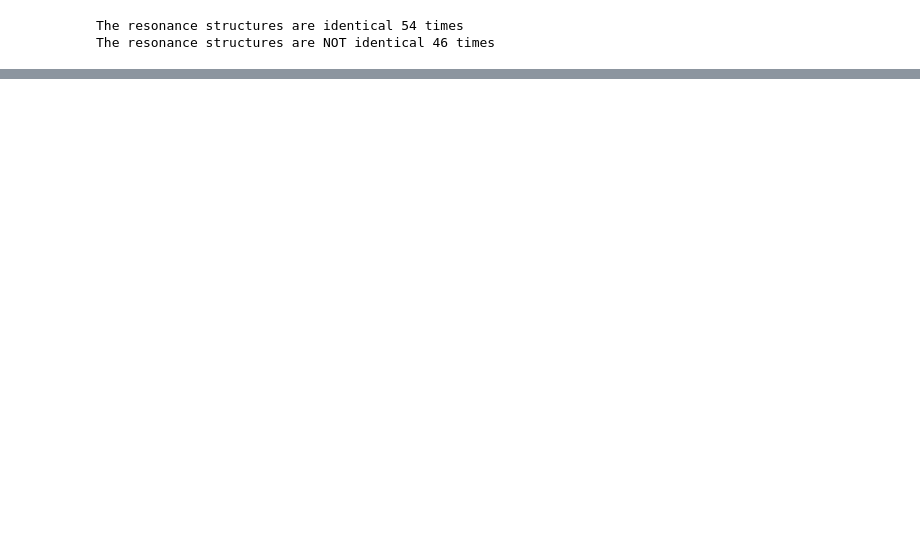
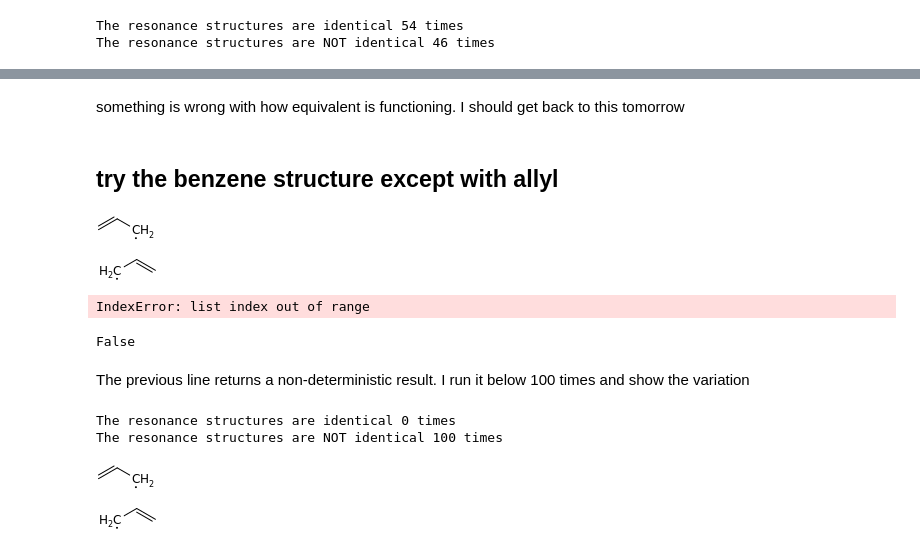
Before and after one commit to goldmanm/rmg_walkthroughs, a Jupyter notebook: issues/isIdentical issue in aromatics.ipynb, the cells around one changed output, grey strips where cells are left out. Saved outputs shown, nothing was run; the diff lists cells and outputs as text; code cells hidden in the pictures; blank space fills up the shorter version.

```diff
--- a/issues/isIdentical issue in aromatics.ipynb
+++ b/issues/isIdentical issue in aromatics.ipynb
@@ -43,0 +360,4 @@ The resonance structures are NOT identical 46 times
+# %% [markdown]
+something is wrong with how equivalent is functioning. I should get back to this tomorrow
+# %% [markdown]
+## try the benzene structure except with allyl
@@ -43,0 +367,33 @@ The resonance structures are NOT identical 46 times
+# %%
+benzene = Molecule().fromSMILES('C=C[CH2]')
+benzene.assignAtomIndices()
+resStruc = benzene.generateResonanceIsomers(keepIsomorphic=True)
+# %%
+resStruc[0]
+# %% [output]
+[figure, added]
+# %%
+resStruc[1]
+# %% [output]
+[figure, added]
+# %%
+resStruc[0].isIsomorphic(resStruc[1])
+# %% [output]
+IndexError: list index out of range
+# %%
+resStruc[0].isIdentical(resStruc[1])
+# %% [output]
+False
+# %% [markdown]
+The previous line returns a non-deterministic result. I run it below 100 times and show the variation
+# %%
+isIdenticalList = []
+for i in range(100):
+    resStruc = benzene.generateResonanceIsomers(keepIsomorphic=True)
+    identical = resStruc[0].isIdentical(resStruc[1])
+    isIdenticalList.append(identical)
+print 'The resonance structures are identical {} times'.format(isIdenticalList.count(True))
+print 'The resonance structures are NOT identical {} times'.format(isIdenticalList.count(False))
+# %% [output]
+The resonance structures are identical 0 times
+The resonance structures are NOT identical 100 times
@@ -43,0 +402,6 @@ The resonance structures are NOT identical 46 times
+# %%
+for s in resStruc:
+    display(s)
+# %% [output]
+[figure, added]
+[figure, added]
```
Also changed, not shown: parts of 36 cells of this notebook, 2 other files.
